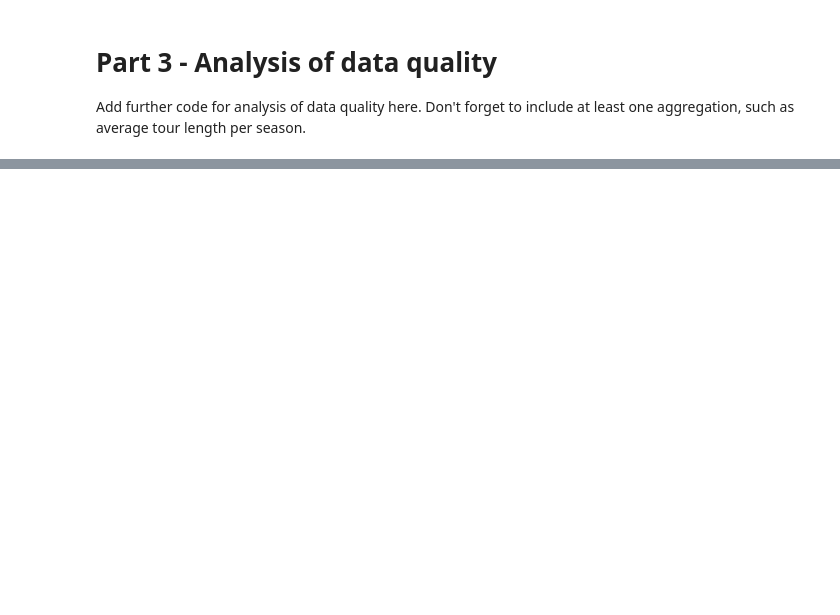
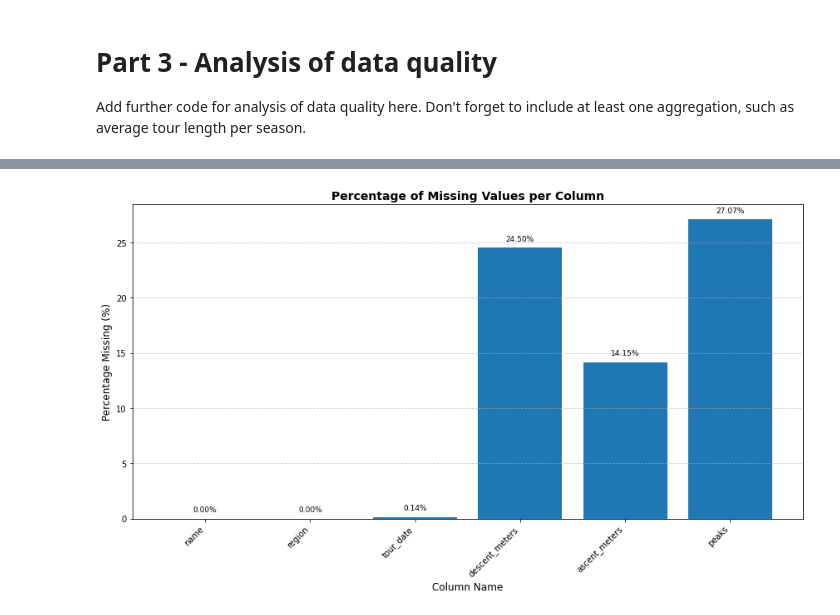
Before and after one commit to benajakuhn/dawrAssignment3, a Jupyter notebook: DAWR Assignment 3 Spark Skeleton.ipynb, the cells around one changed output, grey strips where cells are left out. Saved outputs shown, nothing was run; the diff lists cells and outputs as text; code cells hidden in the pictures; blank space fills up the shorter version.

```diff
--- a/DAWR Assignment 3 Spark Skeleton.ipynb
+++ b/DAWR Assignment 3 Spark Skeleton.ipynb
@@ -432,0 +465,25 @@ Add further code for analysis of data quality here. Don't forget to include at l
+# %%
+import matplotlib.pyplot as plt
+
+columns_to_plot_missing = missing_percentages_dict
+
+columns = list(columns_to_plot_missing.keys())
+percentages = list(columns_to_plot_missing.values())
+
+plt.figure(figsize=(12, 7))
+bars = plt.bar(columns, percentages)
+plt.ylabel('Percentage Missing (%)', fontsize=12)
+plt.xlabel('Column Name', fontsize=12)
+plt.title('Percentage of Missing Values per Column', fontsize=14, fontweight='bold')
+plt.xticks(rotation=45, ha="right", fontsize=10)
+plt.yticks(fontsize=10)
+
+for bar in bars:
+    yval = bar.get_height()
+    plt.text(bar.get_x() + bar.get_width()/2.0, yval + 0.5, f'{yval:.2f}%', ha='center', va='bottom', fontsize=9)
+
+plt.grid(axis='y', linestyle='--', alpha=0.7)
+plt.tight_layout()
+plt.show()
+# %% [output]
+[figure, added]
```
Also changed, not shown: parts of 14 cells of this notebook.
